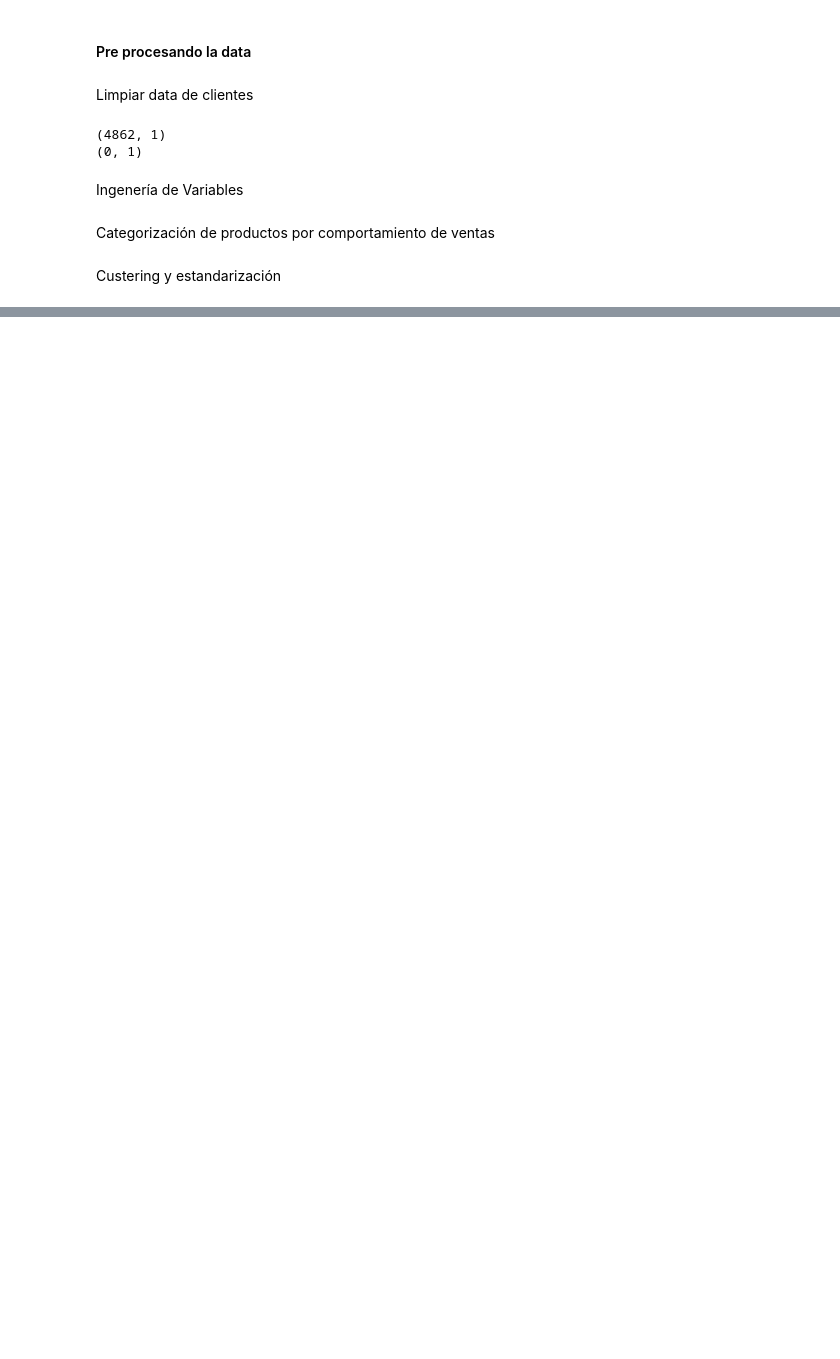
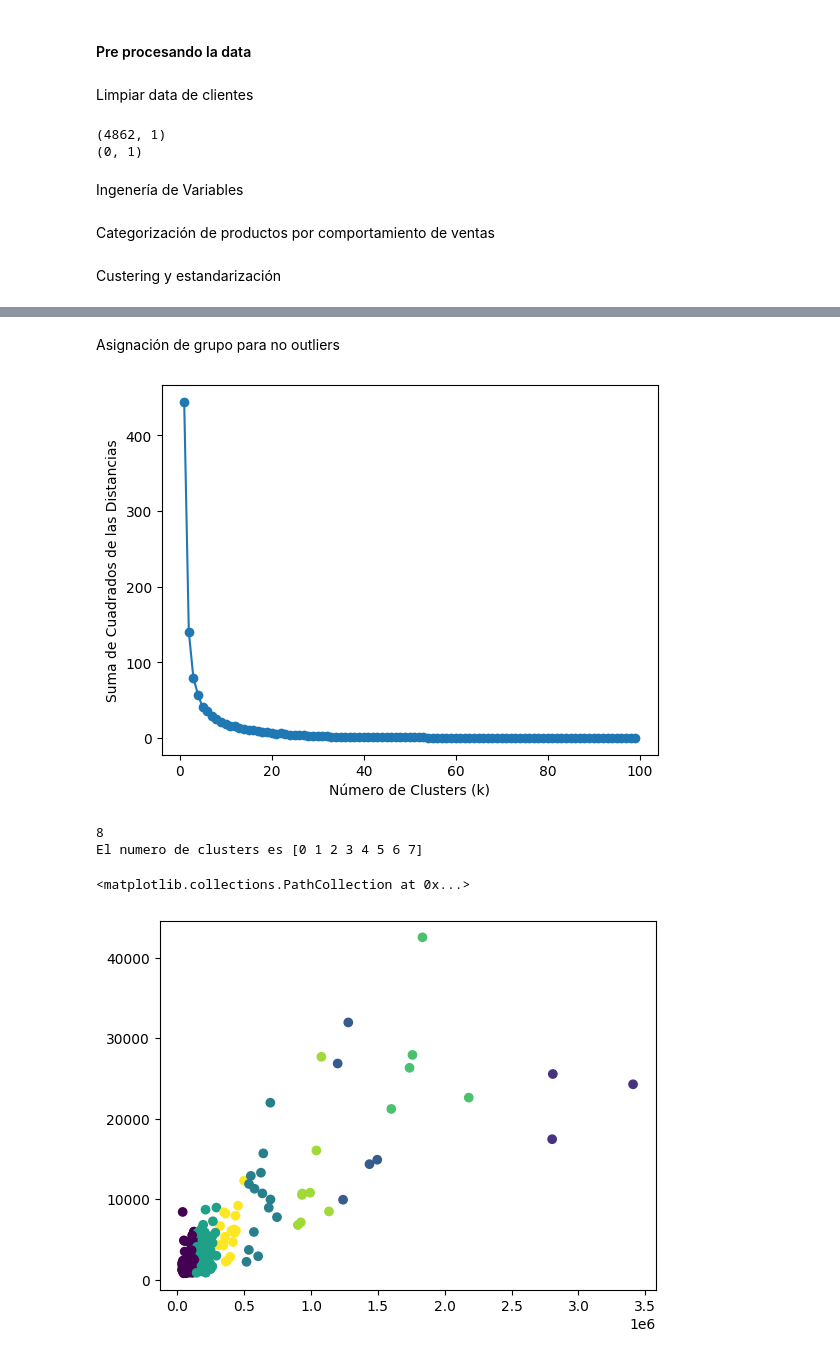
Before and after one commit to christiansakerb/Bimbo_Demanda-Inventario, a Jupyter notebook: Caso_inventario.ipynb, the cells around one changed output, grey strips where cells are left out. Cells and saved outputs as stored; diff of their text form; code cells hidden in the pictures; blank space fills up the shorter version.

Commit message:
Clustering ejecutado

```diff
--- a/Caso_inventario.ipynb
+++ b/Caso_inventario.ipynb
@@ -191,7 +193,9 @@ train_producto_grouped = calcular_variables(train_producto_grouped)
 # %% [markdown]
 Custering y estandarización
 # %%
+train_producto_grouped = train_producto_grouped[['Venta_uni_hoy','Dev_uni_proxima']].copy()
 train_producto_grouped[np.isinf(train_producto_grouped)] = np.nan
 train_producto_grouped= train_producto_grouped.fillna(0)
 plt.scatter(x=train_producto_grouped['Venta_uni_hoy'],y=train_producto_grouped['Dev_uni_proxima'])
+train_producto_grouped.shape
 # %% [output]
@@ -235,0 +206,17 @@ El numero de clusters es [-1  0  1  2]
+# %%
+Q1 = train_producto_grouped.quantile(0.25)
+Q3 = train_producto_grouped.quantile(0.75)
+IQR = Q3 - Q1
+
+l_inf = Q1 - 1.5 * IQR
+l_sup = Q3 + 1.5 * IQR
+
+
+outliers = train_producto_grouped[(train_producto_grouped < l_inf) | (train_producto_grouped > l_sup)]
+
+filas_con_nulos = outliers[outliers.isnull().any(axis=1)].index
+filas_sin_nulos = outliers[outliers.notnull().all(axis=1)].index
+train_producto_grouped_sin_outliers = train_producto_grouped.loc[filas_sin_nulos]
+train_producto_grouped_solo_outliers = train_producto_grouped.loc[filas_con_nulos]
+
+train_producto_grouped_sin_outliers.sort_values(by='Venta_uni_hoy')
@@ -235,0 +241,42 @@ El numero de clusters es [-1  0  1  2]
+# %% [markdown]
+Asignación de grupo para no outliers
+# %%
+from sklearn.cluster import KMeans
+from kneed import KneeLocator
+from sklearn_extra.cluster import KMedoids
+
+scaler_sin_out = StandardScaler()
+train_scaled = scaler_sin_out.fit_transform(train_producto_grouped_sin_outliers)
+
+
+inercia_by_cluster = []
+for k in range(1, 100):
+    kmeans = KMeans(n_clusters=k,n_init='auto')
+    kmeans.fit(train_scaled)
+    inercia_by_cluster.append(kmeans.inertia_)
+
+plt.plot(range(1, 100), inercia_by_cluster, marker='o')
+plt.xlabel('Número de Clusters (k)')
+plt.ylabel('Suma de Cuadrados de las Distancias')
+plt.show()
+
+num_clusters = range(1, len(inercia_by_cluster) + 1)
+
+knee = KneeLocator(num_clusters, inercia_by_cluster, S=1, curve='convex', direction='decreasing')
+print(num_clusters[knee.knee])
+
+kmeans = KMeans(n_clusters=num_clusters[knee.knee],n_init='auto')
+kmeans.fit(train_producto_grouped_sin_outliers)
+
+labels = kmeans.labels_
+
+train_producto_grouped_sin_outliers_cluster = train_producto_grouped_sin_outliers.copy()
+train_producto_grouped_sin_outliers_cluster['Cluster'] = labels
+print('El numero de clusters es '+str(np.unique(labels)))
+plt.scatter(x=train_producto_grouped_sin_outliers_cluster['Venta_uni_hoy'],y=train_producto_grouped_sin_outliers_cluster['Dev_uni_proxima'],c=train_producto_grouped_sin_outliers_cluster['Cluster'])
+# %% [output]
+[figure, added]
+8
+El numero de clusters es [0 1 2 3 4 5 6 7]
+<matplotlib.collections.PathCollection at 0x...>
+[figure, added]
```
Also changed, not shown: parts of 13 cells of this notebook.
